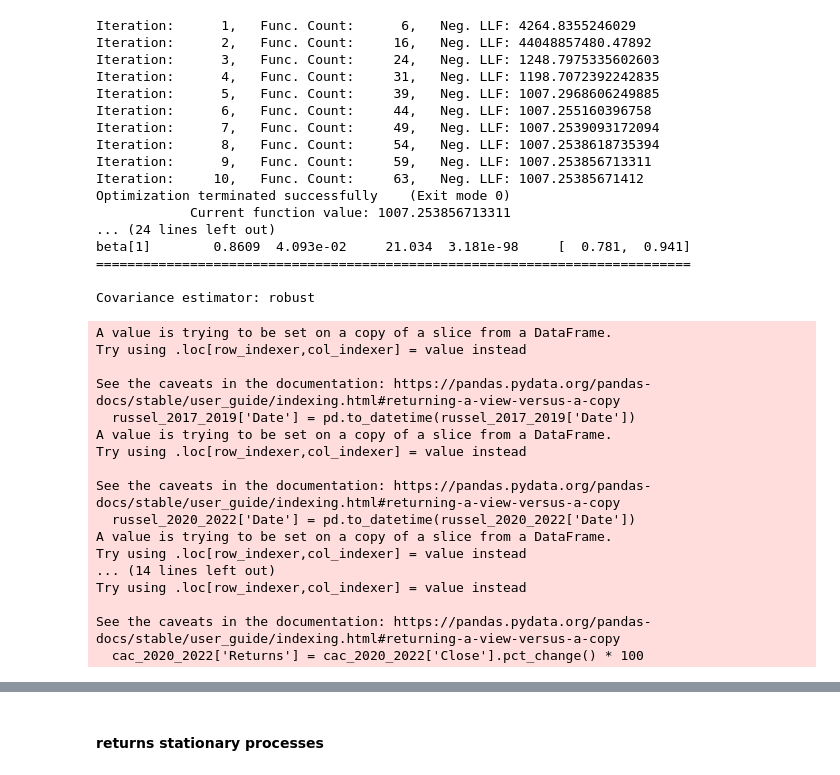
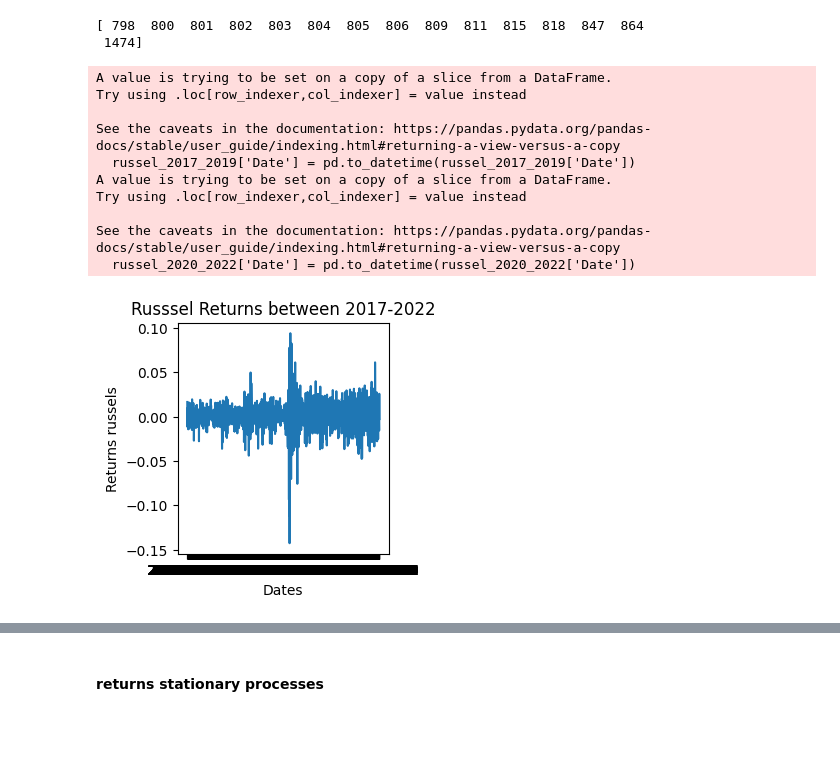
Before and after one commit to annanrard/projet-econom-trie-2023, a Jupyter notebook: main.ipynb, the cells around one changed output, grey strips where cells are left out. Drawn from its saved outputs; the diff is of its cells as text; code cells hidden in the pictures; blank space fills up the shorter version.

```diff
--- a/main.ipynb
+++ b/main.ipynb
@@ -8,71 +8,61 @@ from scipy import stats
 import scipy
 # %%
 russel = pd.read_csv("RUSSEL2000.csv")
+returns_russel = np.array(russel['Close'])[1:]/np.array(russel['Close'])[:-1] - 1
+returns_russel = returns_russel[~np.isnan(returns_russel)]
+figure = plt.figure(figsize=(6,3))
+ax = plt.subplot(1,2, 1)
+plt.plot(russel['Date'][1:], returns_russel)
+ax.set_xlabel('Dates')
+ax.set_ylabel('Returns russels')
+ax.set_title('Russsel Returns between 2017-2022')
+ax.grid(True)
+plt.grid()
+
+filtered_russel = np.where((returns_russel < -0.05) | (returns_russel > 0.05))[0]
+filtered_date = russel.loc[filtered_russel, 'Date']
+russel = russel.drop(filtered_russel)
+returns_russel = np.delete(returns_russel,filtered_russel)
+print (filtered_russel)
+
 russel_2017_2019 = russel[(russel['Date'] >= '2017-01-01') & (russel['Date'] <= '2019-12-31')]
 russel_2020_2022 = russel[(russel['Date'] >= '2020-01-01') & (russel['Date'] <= '2022-12-31')]
 
 # Exporter les données filtrées vers de nouveaux fichiers CSV
 russel_2017_2019.to_csv('russel_2017_2019.csv', index=False)
 russel_2020_2022.to_csv('russel_2020_2022.csv', index=False)
 russel_2017_2019['Date'] = pd.to_datetime(russel_2017_2019['Date'])
 russel_2020_2022['Date'] = pd.to_datetime(russel_2020_2022['Date'])
 
-
-russel_2017_2019['Returns'] = russel_2017_2019['Close'].pct_change() * 100 #méthode utilisée pour calculer le pourcentage de changement entre les lignes
 cac = pd.read_csv("CAC40.csv")
 cac_2017_2019 = cac[(cac['Date'] >= '2017-01-01') & (cac['Date'] <= '2019-12-31')]
 cac_2020_2022 = cac[(cac['Date'] >= '2020-01-01') & (cac['Date'] <= '2022-12-31')]
 
 # Exporter les données filtrées vers de nouveaux fichiers CSV
 cac_2017_2019.to_csv('cac_2017_2019.csv', index=False)
 cac_2020_2022.to_csv('cac_2020_2022.csv', index=False)
 
-russel_2020_2022['Returns'] = russel_2020_2022['Close'].pct_change() * 100
-cac_2017_2019['Returns'] = cac_2017_2019['Close'].pct_change() * 100
-cac_2020_2022['Returns'] = cac_2020_2022['Close'].pct_change() * 100
+# Modèle GARCH
+#model_garch_russ2017 = arch_model(russel_2017_2019['Returns'].dropna(), vol='Garch', p=1, q=1)
+#model_garch_russ2020 = arch_model(russel_2020_2022['Returns'].dropna(), vol='Garch', p=1, q=1)
+#model_garch_cac2017 = arch_model(cac_2017_2019['Returns'].dropna(), vol='Garch', p=1, q=1)
+#model_garch_cac2020 = arch_model(cac_2020_2022['Returns'].dropna(), vol='Garch', p=1, q=1)
 
-# Modèle GARCH
-model_garch_russ2017 = arch_model(russel_2017_2019['Returns'].dropna(), vol='Garch', p=1, q=1)
-model_garch_russ2020 = arch_model(russel_2020_2022['Returns'].dropna(), vol='Garch', p=1, q=1)
-model_garch_cac2017 = arch_model(cac_2017_2019['Returns'].dropna(), vol='Garch', p=1, q=1)
-model_garch_cac2020 = arch_model(cac_2020_2022['Returns'].dropna(), vol='Garch', p=1, q=1)
-
-result = model_garch_russ2017.fit()
-print(result.summary())
+#result = model_garch_russ2017.fit()
+#print(result.summary())
 # %% [output]
-Iteration:      1,   Func. Count:      6,   Neg. LLF: 4264.8355246029
-Iteration:      2,   Func. Count:     16,   Neg. LLF: 44048857480.47892
-Iteration:      3,   Func. Count:     24,   Neg. LLF: 1248.7975335602603
-Iteration:      4,   Func. Count:     31,   Neg. LLF: 1198.7072392242835
-Iteration:      5,   Func. Count:     39,   Neg. LLF: 1007.2968606249885
-Iteration:      6,   Func. Count:     44,   Neg. LLF: 1007.255160396758
-Iteration:      7,   Func. Count:     49,   Neg. LLF: 1007.2539093172094
-Iteration:      8,   Func. Count:     54,   Neg. LLF: 1007.2538618735394
-Iteration:      9,   Func. Count:     59,   Neg. LLF: 1007.253856713311
-Iteration:     10,   Func. Count:     63,   Neg. LLF: 1007.25385671412
-Optimization terminated successfully    (Exit mode 0)
-            Current function value: 1007.253856713311
-... (24 lines left out)
-beta[1]        0.8609  4.093e-02     21.034  3.181e-98     [  0.781,  0.941]
-============================================================================
-
-Covariance estimator: robust
+[ 798  800  801  802  803  804  805  806  809  811  815  818  847  864
+ 1474]
 A value is trying to be set on a copy of a slice from a DataFrame.
 Try using .loc[row_indexer,col_indexer] = value instead
 
 See the caveats in the documentation: https://pandas.pydata.org/pandas-docs/stable/user_guide/indexing.html#returning-a-view-versus-a-copy
   russel_2017_2019['Date'] = pd.to_datetime(russel_2017_2019['Date'])
 A value is trying to be set on a copy of a slice from a DataFrame.
 Try using .loc[row_indexer,col_indexer] = value instead
 
 See the caveats in the documentation: https://pandas.pydata.org/pandas-docs/stable/user_guide/indexing.html#returning-a-view-versus-a-copy
   russel_2020_2022['Date'] = pd.to_datetime(russel_2020_2022['Date'])
-A value is trying to be set on a copy of a slice from a DataFrame.
-Try using .loc[row_indexer,col_indexer] = value instead
-... (14 lines left out)
-Try using .loc[row_indexer,col_indexer] = value instead
-
-See the caveats in the documentation: https://pandas.pydata.org/pandas-docs/stable/user_guide/indexing.html#returning-a-view-versus-a-copy
-  cac_2020_2022['Returns'] = cac_2020_2022['Close'].pct_change() * 100
+[figure, added]
 # %%
 #Création des 4 returns
```
Also changed, not shown: parts of 2 cells of this notebook, 1 other file.
